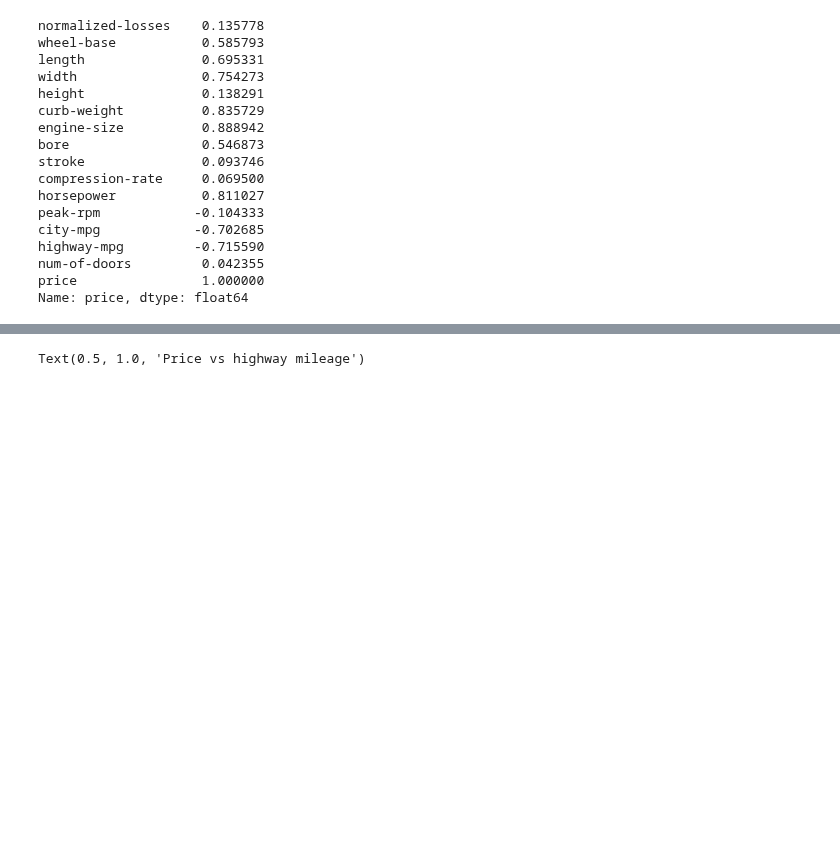
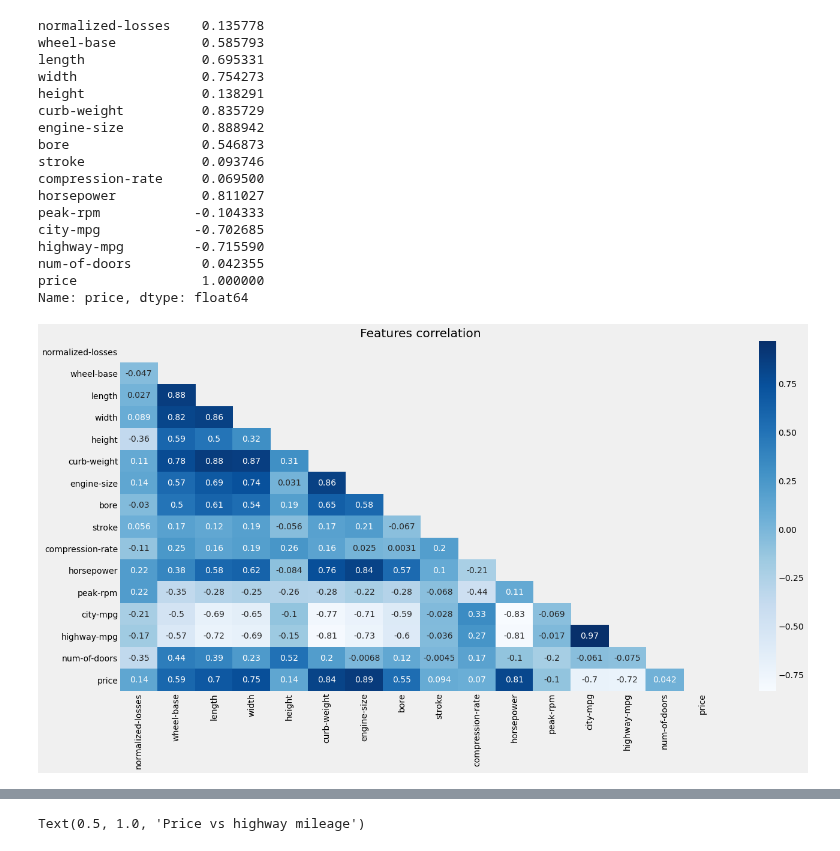
Before and after one commit to raduspaimoc/DataQuest-Projects, a Jupyter notebook: Classification Problems/Predicting Car Prices/Predicting Car Prices.ipynb, the cells around one changed output, grey strips where cells are left out. Drawn from its saved outputs; the diff is of its cells as text; code cells hidden in the pictures; blank space fills up the shorter version.

```diff
--- a/Classification Problems/Predicting Car Prices/Predicting Car Prices.ipynb
+++ b/Classification Problems/Predicting Car Prices/Predicting Car Prices.ipynb
@@ -530,3 +543,11 @@ highway-mpg         -0.715590
 num-of-doors         0.042355
 price                1.000000
 Name: price, dtype: float64
+# %%
+plt.figure(figsize=(20, 10))
+mask = np.triu(numeric_cars.corr())
+sns.heatmap(numeric_cars.corr(), mask=mask, annot=True, cmap="Blues")
+plt.title("Features correlation")
+plt.show()
+# %% [output]
+[figure, added]
```
Also changed, not shown: parts of 8 cells of this notebook.
